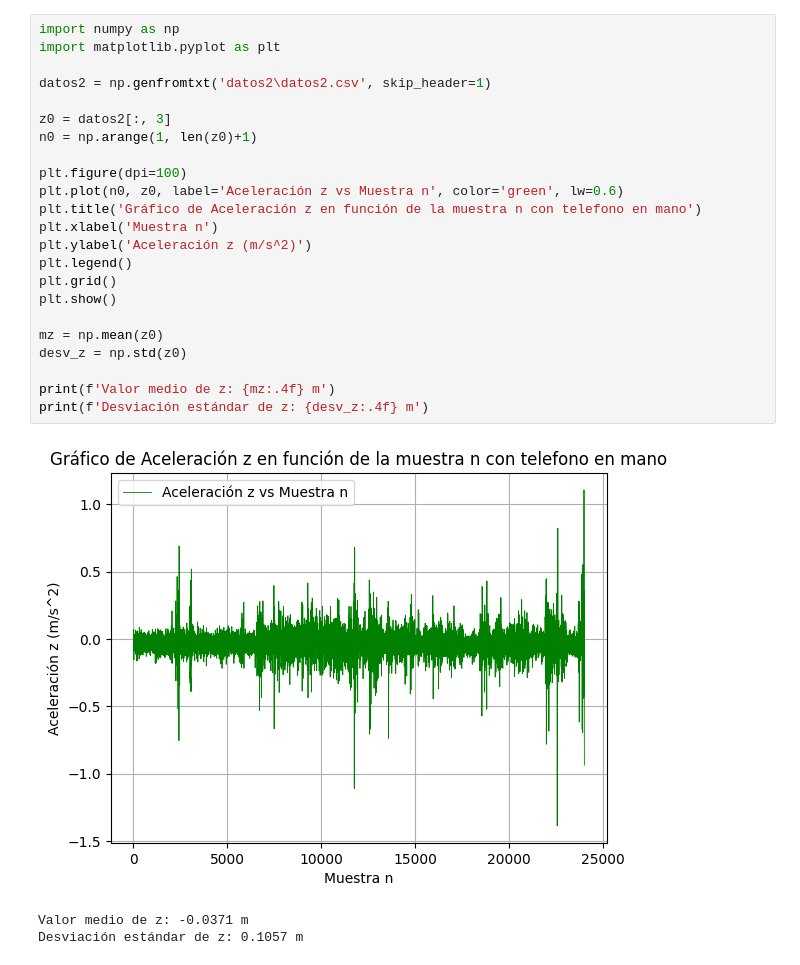
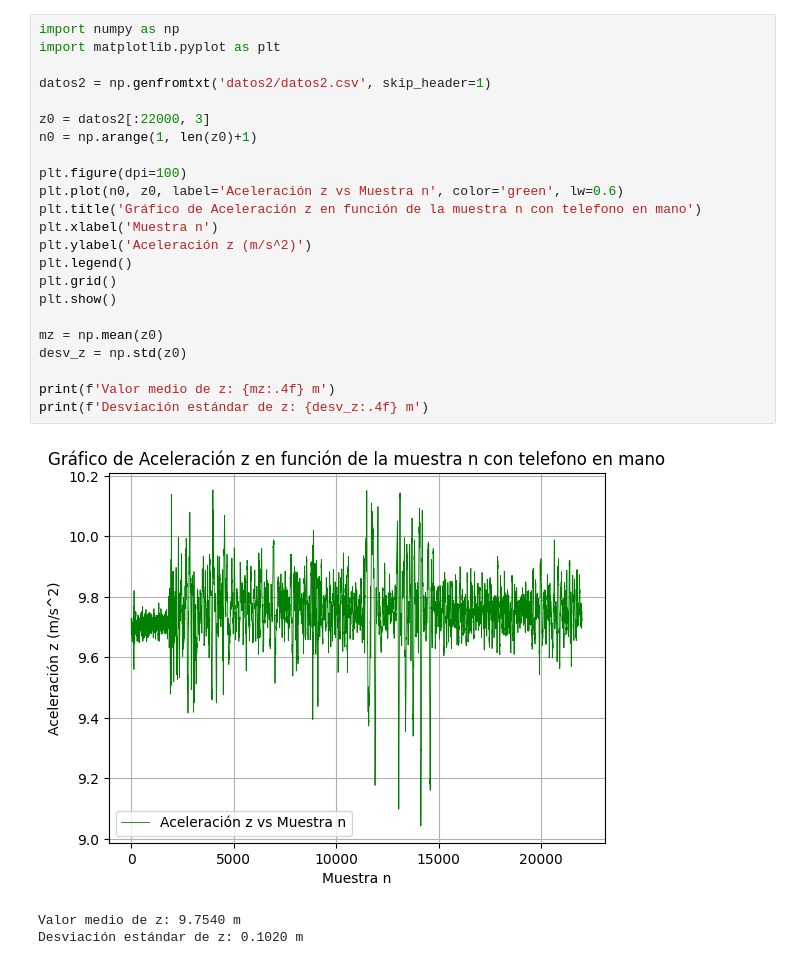
Before and after one commit to Bruniiiiin/Cosas-u, a Jupyter notebook: lc 1/Tareas/Tarea03/Tarea03.ipynb, the cells around one changed output. Drawn from its saved outputs; the diff is of its cells as text.

```diff
--- a/lc 1/Tareas/Tarea03/Tarea03.ipynb
+++ b/lc 1/Tareas/Tarea03/Tarea03.ipynb
@@ -133,27 +98,27 @@ plt.show()
 # %%
 import numpy as np
 import matplotlib.pyplot as plt
 
-datos2 = np.genfromtxt('datos2\datos2.csv', skip_header=1)
+datos2 = np.genfromtxt('datos2/datos2.csv', skip_header=1)
 
-z0 = datos2[:, 3]
+z0 = datos2[:22000, 3]
 n0 = np.arange(1, len(z0)+1)
 
 plt.figure(dpi=100)
 plt.plot(n0, z0, label='Aceleración z vs Muestra n', color='green', lw=0.6)
 plt.title('Gráfico de Aceleración z en función de la muestra n con telefono en mano')
 plt.xlabel('Muestra n')
 plt.ylabel('Aceleración z (m/s^2)')
 plt.legend()
 plt.grid()
 plt.show()
 
 mz = np.mean(z0)
 desv_z = np.std(z0)
 
 print(f'Valor medio de z: {mz:.4f} m')
 print(f'Desviación estándar de z: {desv_z:.4f} m')
 # %% [output]
-[figure, old version]
+[figure, new version]
-Valor medio de z: -0.0371 m
-Desviación estándar de z: 0.1057 m
+Valor medio de z: 9.7540 m
+Desviación estándar de z: 0.1020 m
```
Also changed, not shown: parts of 8 cells of this notebook, 6 other files.
